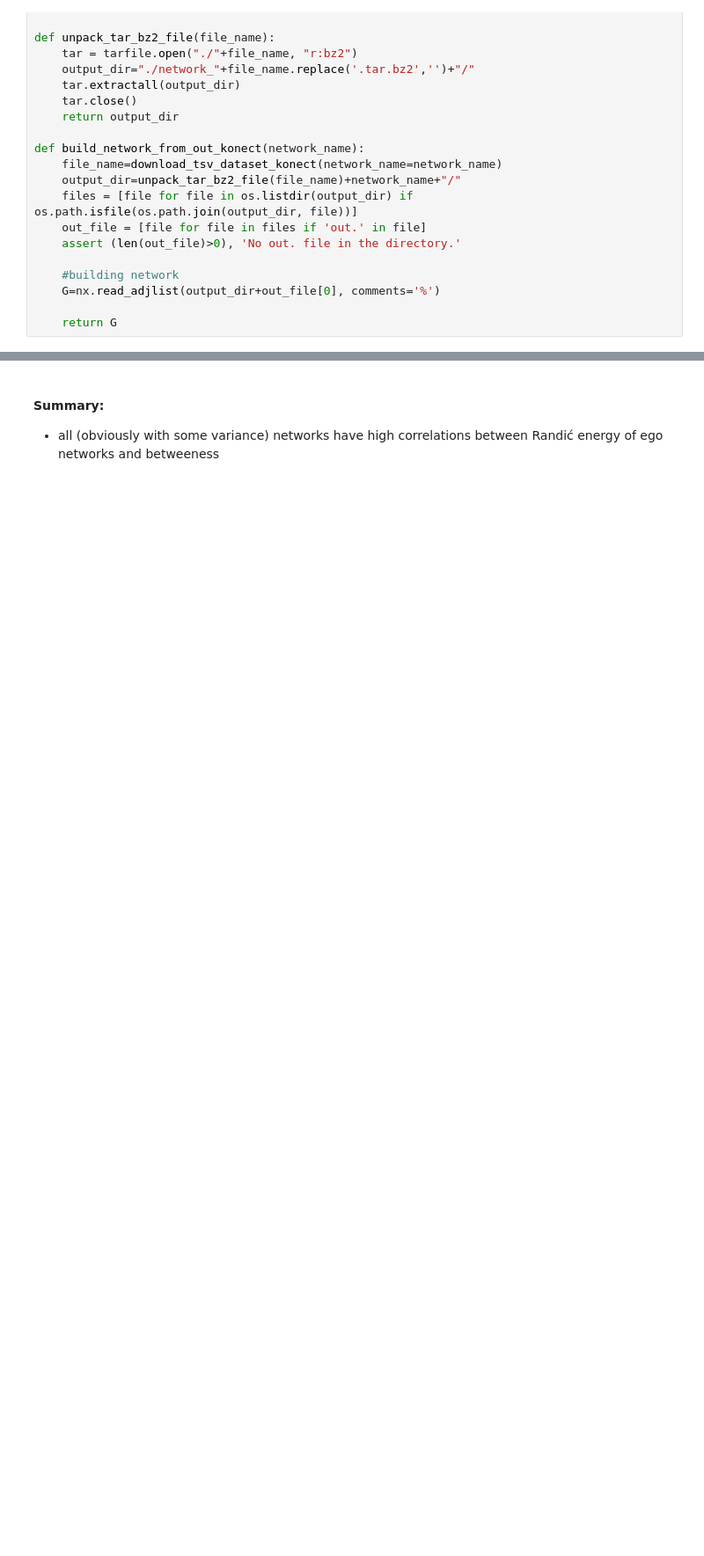
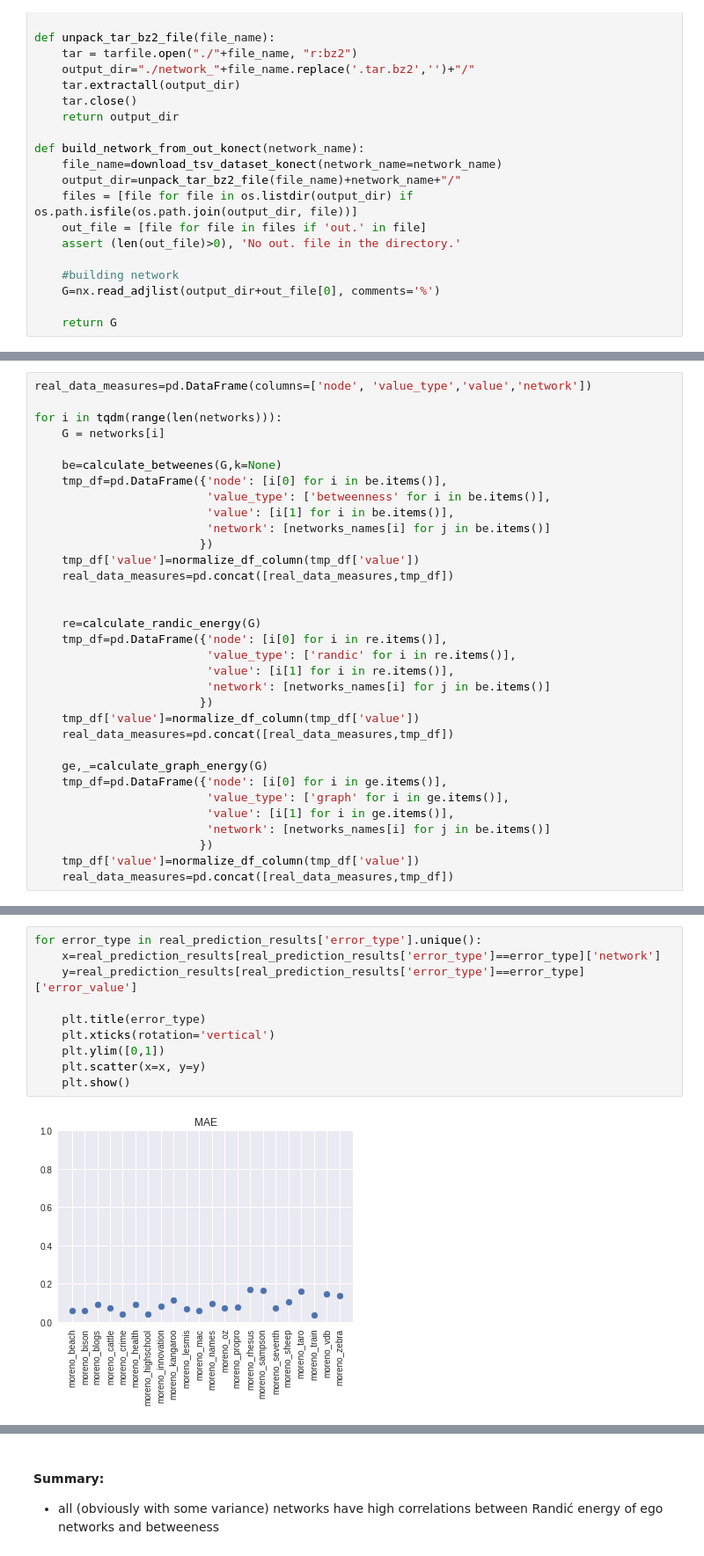
Before and after one commit to megaduks/entropy-complex-networks, a Jupyter notebook: betweeness-vs-energy.ipynb, the cells around one changed output, grey strips where cells are left out. Shown at 88% size. Drawn from its saved outputs; the diff is of its cells as text; blank space fills up the shorter version.

```diff
--- a/betweeness-vs-energy.ipynb
+++ b/betweeness-vs-energy.ipynb
@@ -185,0 +458,33 @@ RuntimeError: Set changed size during iteration
+# %%
+real_data_measures=pd.DataFrame(columns=['node', 'value_type','value','network'])
+
+for i in tqdm(range(len(networks))):
+    G = networks[i]
+
+    be=calculate_betweenes(G,k=None)
+    tmp_df=pd.DataFrame({'node': [i[0] for i in be.items()],
+                         'value_type': ['betweenness' for i in be.items()],
+                         'value': [i[1] for i in be.items()],
+                         'network': [networks_names[i] for j in be.items()]
+                        })
+    tmp_df['value']=normalize_df_column(tmp_df['value'])
+    real_data_measures=pd.concat([real_data_measures,tmp_df])
+
+
+    re=calculate_randic_energy(G)
+    tmp_df=pd.DataFrame({'node': [i[0] for i in re.items()],
+                         'value_type': ['randic' for i in re.items()],
+                         'value': [i[1] for i in re.items()],
+                         'network': [networks_names[i] for j in be.items()]
+                        })
+    tmp_df['value']=normalize_df_column(tmp_df['value'])
+    real_data_measures=pd.concat([real_data_measures,tmp_df])
+
+    ge,_=calculate_graph_energy(G)
+    tmp_df=pd.DataFrame({'node': [i[0] for i in ge.items()],
+                         'value_type': ['graph' for i in ge.items()],
+                         'value': [i[1] for i in ge.items()],
+                         'network': [networks_names[i] for j in be.items()]
+                        })
+    tmp_df['value']=normalize_df_column(tmp_df['value'])
+    real_data_measures=pd.concat([real_data_measures,tmp_df])
@@ -185,0 +576,12 @@ RuntimeError: Set changed size during iteration
+# %%
+for error_type in real_prediction_results['error_type'].unique():
+    x=real_prediction_results[real_prediction_results['error_type']==error_type]['network']
+    y=real_prediction_results[real_prediction_results['error_type']==error_type]['error_value']
+
+    plt.title(error_type)
+    plt.xticks(rotation='vertical')
+    plt.ylim([0,1])
+    plt.scatter(x=x, y=y)
+    plt.show()
+# %% [output]
+[figure, added]
```
Also changed, not shown: parts of 31 cells of this notebook.
